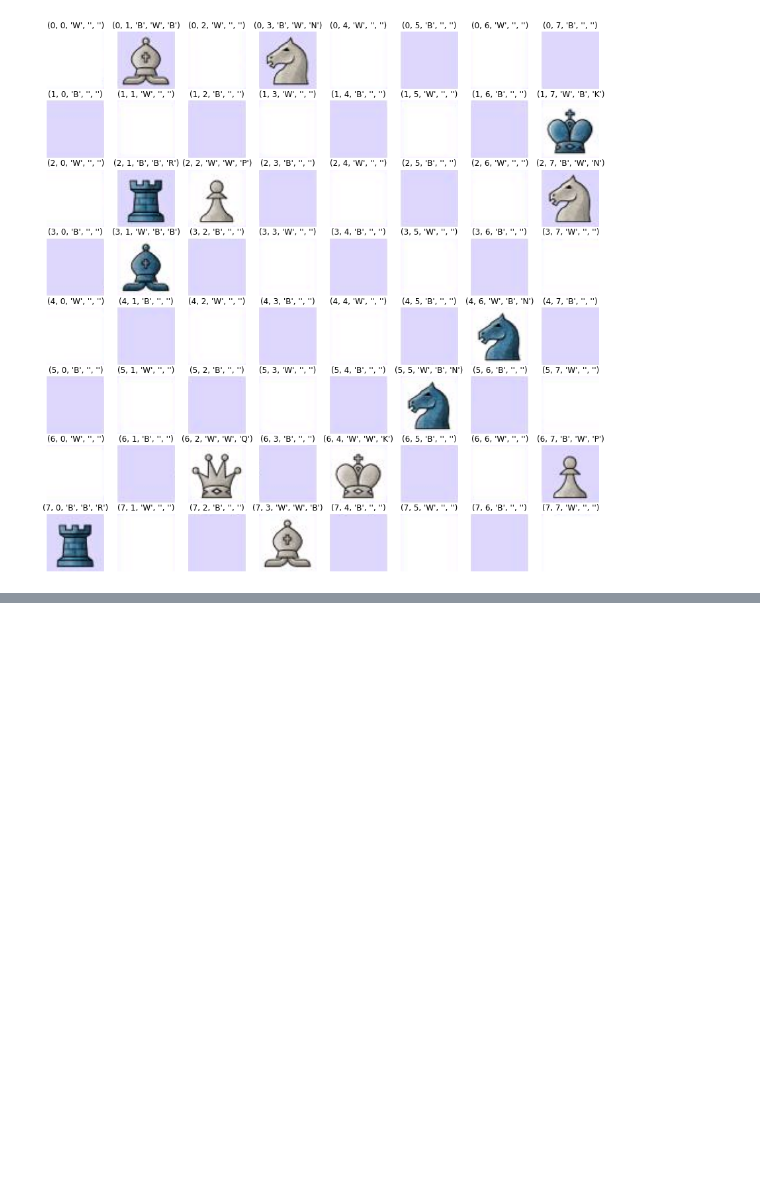
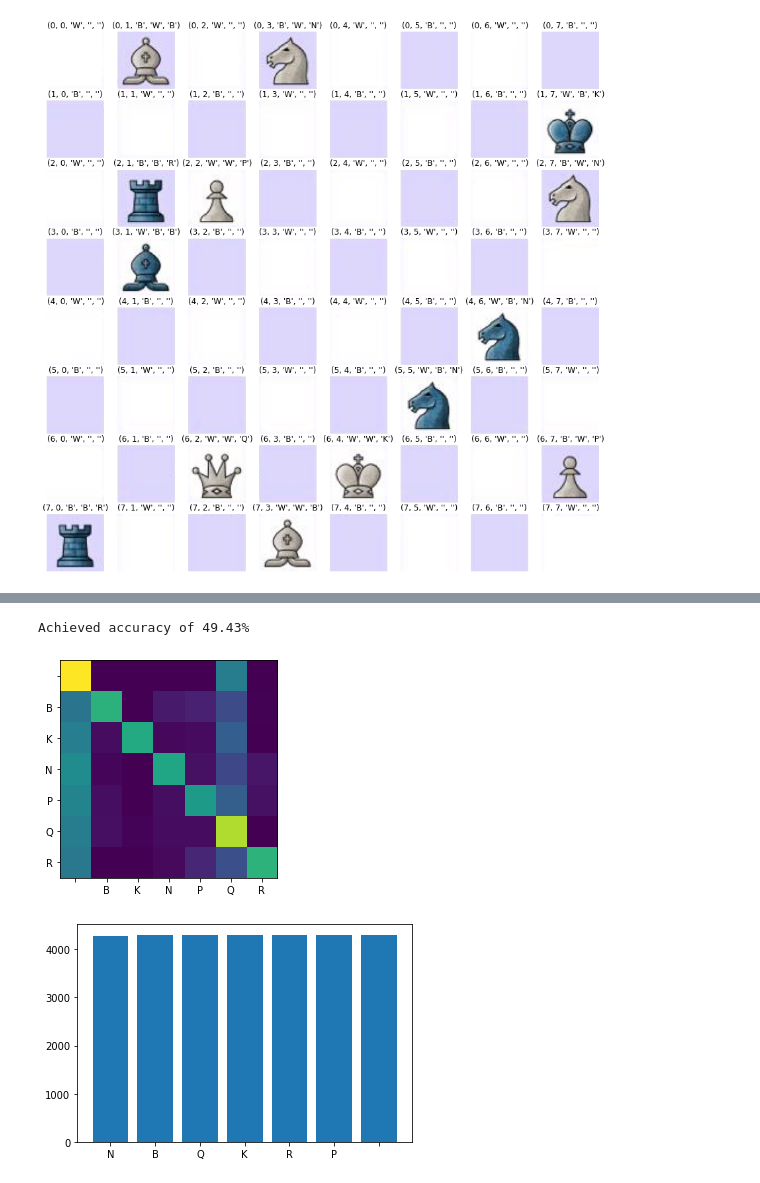
Before and after one commit to jordanc3/COMP5048, a Jupyter notebook: Loading Dataset (one image).ipynb, the cells around one changed output, grey strips where cells are left out. Drawn from its saved outputs; the diff is of its cells as text; code cells hidden in the pictures; blank space fills up the shorter version.

```diff
--- a/Loading Dataset (one image).ipynb
+++ b/Loading Dataset (one image).ipynb
@@ -90,0 +289,22 @@ for tile in make_data(im, label):
+# %%
+%%time
+from collections import Counter
+import operator as op
+# test
+preds = []
+trues = []
+for X, Y in split_batched_dataset(batched_load(test=True, count=ssize_test, color=False, dsize=im_size)):
+    # balance the dataset
+    # frequencies
+    freqs = Counter(Y)
+    min_freq = min(freqs.values())
+    # probability of keeping
+    probs = {i: min_freq / freqs[i] for i in freqs}
+    # random numbers
+    randn = np.random.rand(len(X))
+    needed_num = np.array(op.itemgetter(*Y)(probs))
+    bool_idx = needed_num >= randn
+
+
+    preds.extend(gnb.predict(X[bool_idx]))
+    trues.extend(Y[bool_idx])
@@ -90,0 +314,16 @@ for tile in make_data(im, label):
+# %%
+acc = np.mean(np.array(preds) == np.array(trues)) * 100
+print(f'Achieved accuracy of {acc:.2f}%')
+plt.imshow(confusion_matrix(trues, preds))
+plt.xticks(range(len(gnb.classes_)), gnb.classes_)
+plt.yticks(range(len(gnb.classes_)), gnb.classes_)
+freqs = Counter(trues)
+freqs[' '] = freqs['']
+del freqs['']
+plt.show()
+plt.bar(freqs.keys(), freqs.values())
+plt.show()
+# %% [output]
+Achieved accuracy of 49.43%
+[figure, added]
+[figure, added]
```
Also changed, not shown: parts of 26 cells of this notebook.
